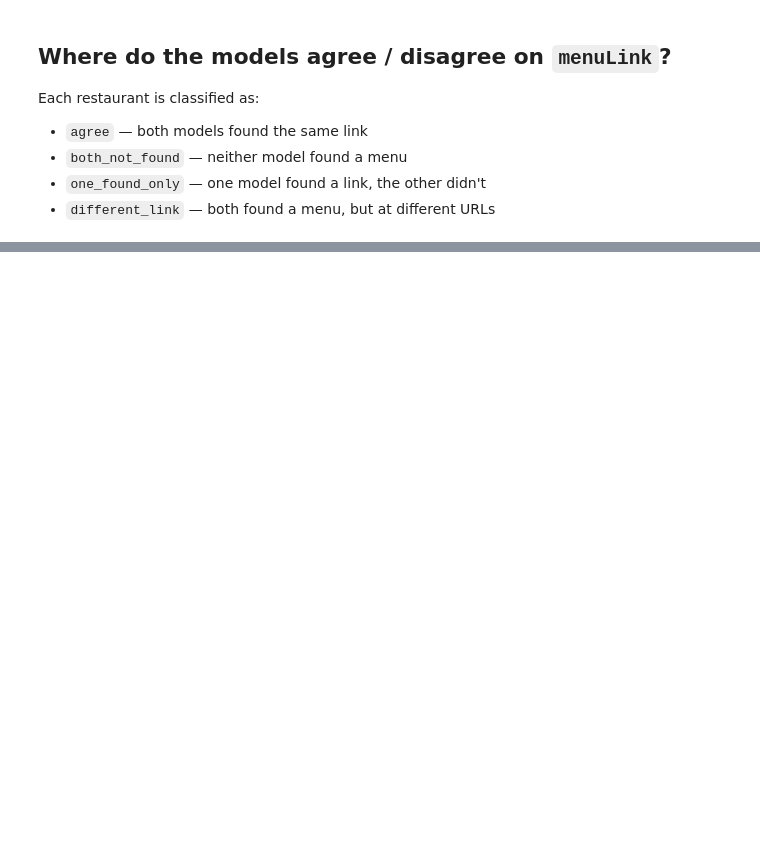
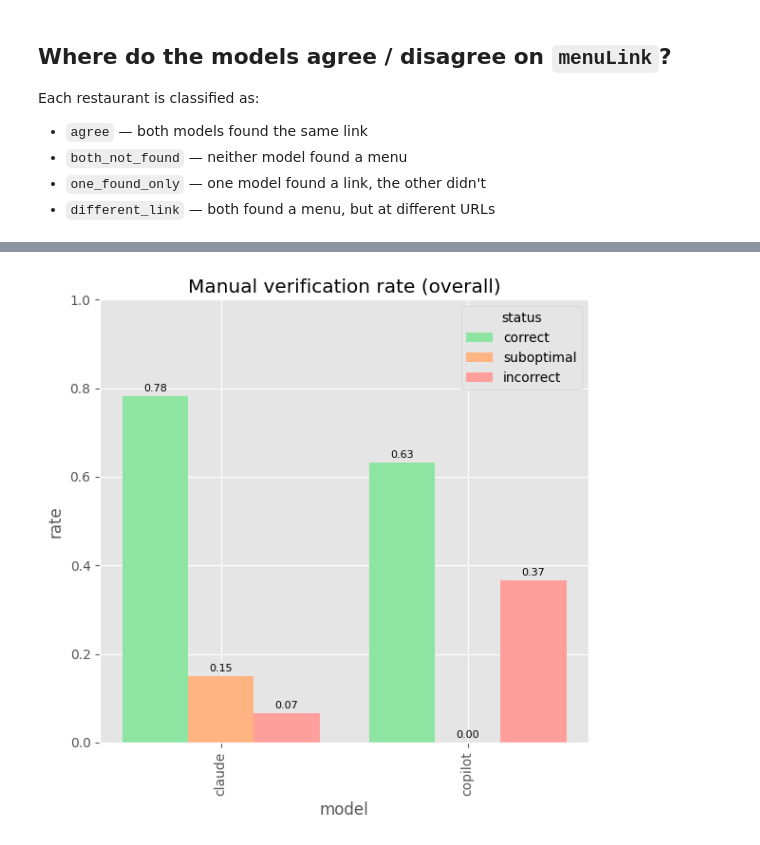
Before and after one commit to rakulmaria/foodscraps, a Jupyter notebook: src/notebooks/manual_comparer.ipynb, the cells around one changed output, grey strips where cells are left out. Saved outputs shown, nothing was run; the diff lists cells and outputs as text; code cells hidden in the pictures; blank space fills up the shorter version.

```diff
--- a/src/notebooks/manual_comparer.ipynb
+++ b/src/notebooks/manual_comparer.ipynb
@@ -126,0 +284,6 @@ disagreements
+# %%
+vdf["family"] = vdf["model"].str.extract(r"-(claude|copilot)-\d+$")
+
+family_counts = pd.crosstab(vdf["family"], vdf["manualVerification"])[verification_order]
+family_rates = family_counts.div(family_counts.sum(axis=1), axis=0).round(3)
+family_counts.join(family_rates, lsuffix="_n", rsuffix="_rate")
@@ -126,0 +295,28 @@ disagreements
+# %%
+family_plot_df = family_rates[verification_order]
+
+x = np.arange(len(family_plot_df.index))
+n_bars = len(verification_order)
+bar_width = 0.8 / n_bars
+
+fig, ax = plt.subplots(figsize=(6, 6))
+
+for i, status in enumerate(verification_order):
+    offset = (i - (n_bars - 1) / 2) * bar_width
+    bars = ax.bar(
+        x + offset, family_plot_df[status], bar_width,
+        label=status, color=colors[f"{status}_rate"],
+    )
+    ax.bar_label(bars, labels=[f"{v:.2f}" for v in family_plot_df[status]], padding=2, fontsize=8)
+
+ax.set_xlabel("model")
+ax.set_ylabel("rate")
+ax.set_title("Manual verification rate (overall)")
+ax.set_xticks(x)
+ax.set_xticklabels(family_plot_df.index, rotation=90, ha="center")
+ax.set_ylim(0, 1.0)
+ax.legend(title="status")
+fig.tight_layout()
+plt.show()
+# %% [output]
+[figure, added]
```
Also changed, not shown: parts of 19 cells of this notebook, 5 other files.
